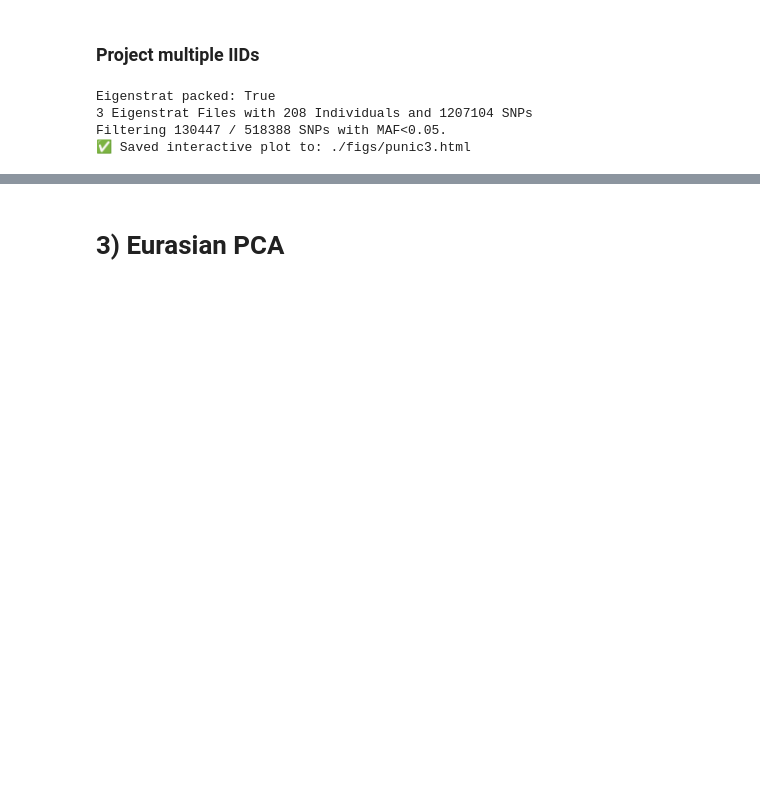
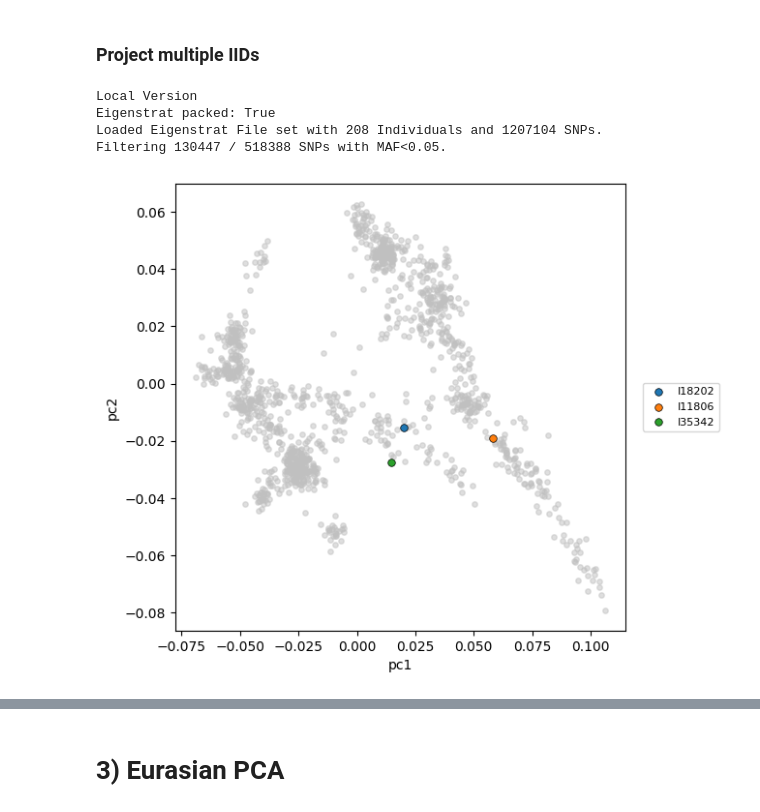
Before and after one commit to hringbauer/projectPCA, a Jupyter notebook: notebooks/proj_es.ipynb, the cells around one changed output, grey strips where cells are left out. Cells and saved outputs as stored; diff of their text form; code cells hidden in the pictures; blank space fills up the shorter version.

```diff
--- a/notebooks/proj_es.ipynb
+++ b/notebooks/proj_es.ipynb
@@ -219,10 +220,11 @@ project_eigenstrat(es_path="/mnt/archgen/Autorun_eager/eager_outputs/SG/HTA/HTA0
 ### Project multiple IIDs
 # %%
 df_out = project_eigenstrat(es_path="/mnt/archgen/users/hringbauer/data/ringbauer2025_es/punic208.v54.3_1240k",
-                            iids = ["I18202", "I11806","I35342"], fig_path='./figs/punic3.html',
+                            iids = ["I18202", "I11806","I35342"], fig_path='', #./figs/punic3.html
                             es_type="default")
 # %% [output]
+Local Version
 Eigenstrat packed: True
-3 Eigenstrat Files with 208 Individuals and 1207104 SNPs
+Loaded Eigenstrat File set with 208 Individuals and 1207104 SNPs.
 Filtering 130447 / 518388 SNPs with MAF<0.05.
-✅ Saved interactive plot to: ./figs/punic3.html
+[figure, added]
```
Also changed, not shown: parts of 18 cells of this notebook, 11 other files.
